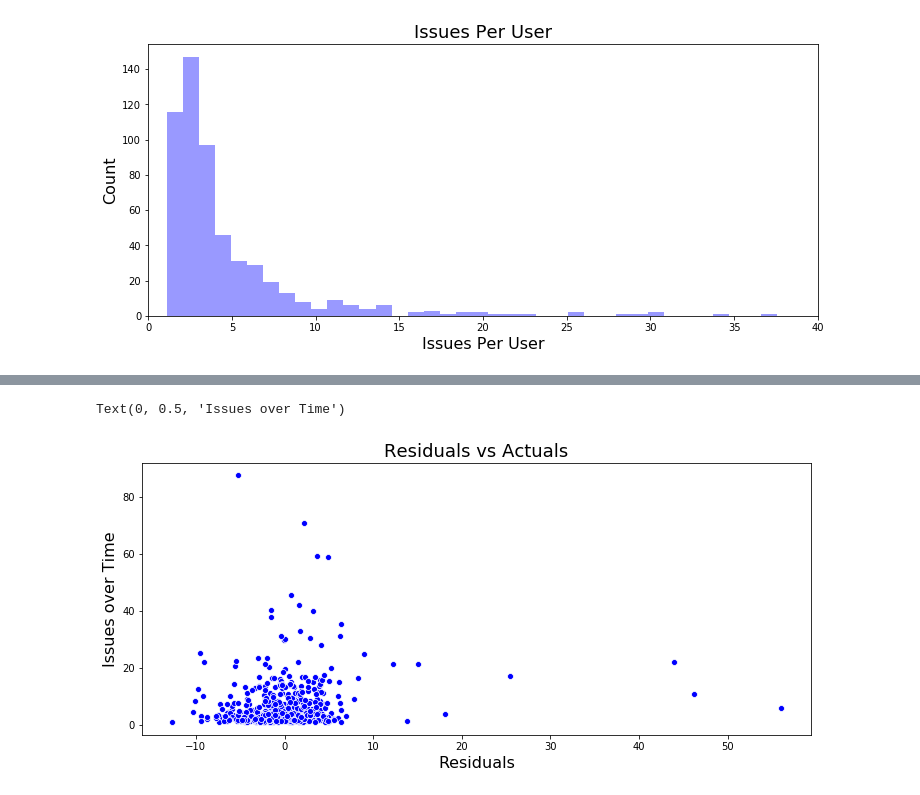
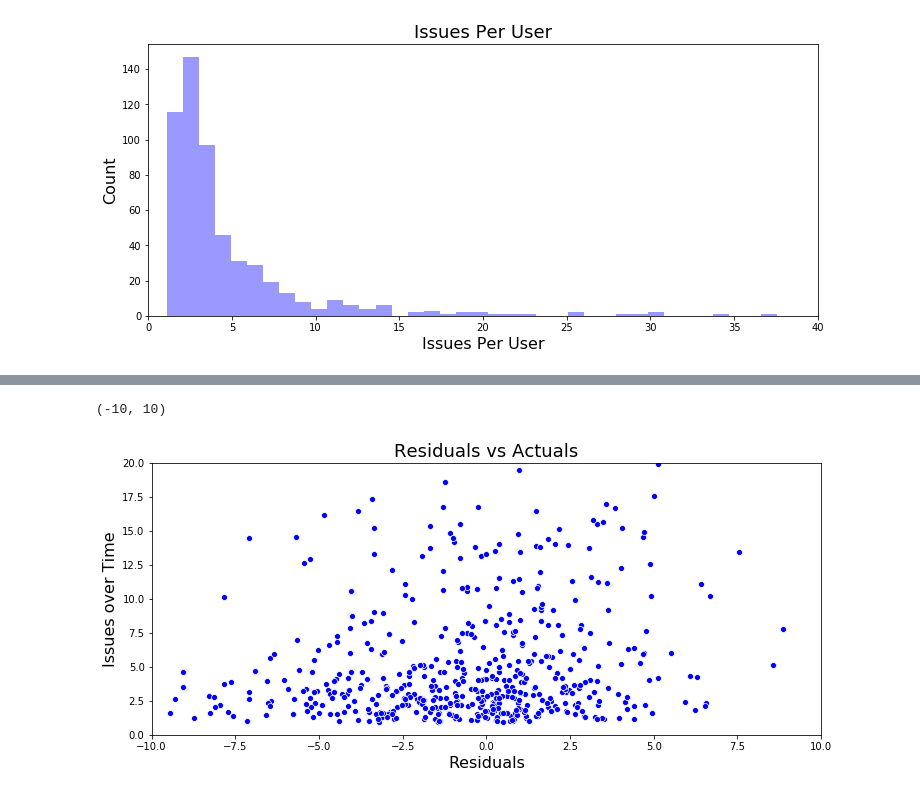
Before and after one commit to MthwRobinson/dissertation-research, a Jupyter notebook: research-notebooks/2-journal-article.ipynb, the cells around one changed output, grey strips where cells are left out. Cells and saved outputs as stored; diff of their text form; code cells hidden in the pictures.

```diff
--- a/research-notebooks/2-journal-article.ipynb
+++ b/research-notebooks/2-journal-article.ipynb
@@ -105,6 +95,36 @@ def glm_marginal_effect(variable, res, X, all_data):
     data['prediction'] = res.predict(X)
     data['marginal_effect'] = data['effect'] * data['prediction']
     return data['marginal_effect'].mean()
+# %%
+def compute_pca(X, n_components=50):
+    """Compute principal component analysis only on the topic columns
+
+    Parameters
+    ----------
+    X : pd.DataFrame
+        the dataframe that contains the columns for the regression model
+    n_compnents : int
+        the number of principal components to retain
+
+    Returns
+    -------
+    final_df : pd.DataFrame
+        the data frame for the linear regression, with the topic columns
+        replaced by their principal components
+    """
+    topic_columns = [x for x in X.columns if 'topic' in x]
+    topic_matrix = X[topic_columns]
+    pca = PCA(n_components=n_components)
+    pca_matrix = pca.fit_transform(topic_matrix)
+    pca_df = pd.DataFrame(data = pca_matrix, columns = ['pc_{}'.format(i) for i in range(pca_matrix.shape[1])])
+    pca_df['index'] = range(len(pca_df))
+    X['index'] = range(len(X))
+    final_df = X.merge(pca_df)
+    del final_df['index']
+    for col in final_df:
+        if 'topic' in col:
+            del final_df[col]
+    return final_df
 # %% [markdown]
 ### Exploratory Data Analysis
 # %%
@@ -225,6 +245,7 @@ avg_comments ~ crowd_pct + crowd_pct_2 + avg_clustering +
 """
 y, X = dmatrices(formula,
                  data=all_data, return_type='dataframe')
+X = compute_pca(X, 75)
 mod = sm.OLS(y, X)
 res = mod.fit()
 print(res.summary())
@@ -1225,6 +1253,7 @@ avg_first_comment ~ crowd_pct + crowd_pct_2 + avg_clustering +
 """
 y, X = dmatrices(formula,
                  data=all_data, return_type='dataframe')
+X = compute_pca(X, 75)
 mod = sm.OLS(y, X)
 res = mod.fit()
 print(len(res.params))
@@ -1493,6 +1522,7 @@ issues_per_user ~ crowd_pct + crowd_pct_2 + avg_clustering +
 # %%
 y, X = dmatrices(formula,
                  data=all_data, return_type='dataframe')
+X = compute_pca(X, 50)
 mod = sm.OLS(y, X)
 res = mod.fit()
 print(len(res.params))
@@ -1527,14 +1557,14 @@ Text(0, 0.5, 'Count')
 # %%
 plt.figure(figsize=(12, 5))
 sns.scatterplot(x=res.resid, y=all_data['issues_over_time'], color='blue')
 plt.title('Residuals vs Actuals', fontsize=18)
 plt.xlabel('Residuals', fontsize=16)
 plt.ylabel('Issues over Time', fontsize=16)
-#plt.ylim([0, 20])
-#plt.xlim([-0.2, 0.2])
+plt.ylim([0, 20])
+plt.xlim([-10, 10])
 # %% [output]
-Text(0, 0.5, 'Issues over Time')
+(-10, 10)
-[figure, old version]
+[figure, new version]
 # %%
 mod = sm.GLM(y, X, family=sm.families.Gamma(link=sm.families.links.log))
 res = mod.fit()
```
Also changed, not shown: parts of 80 cells of this notebook, 4 other files.
